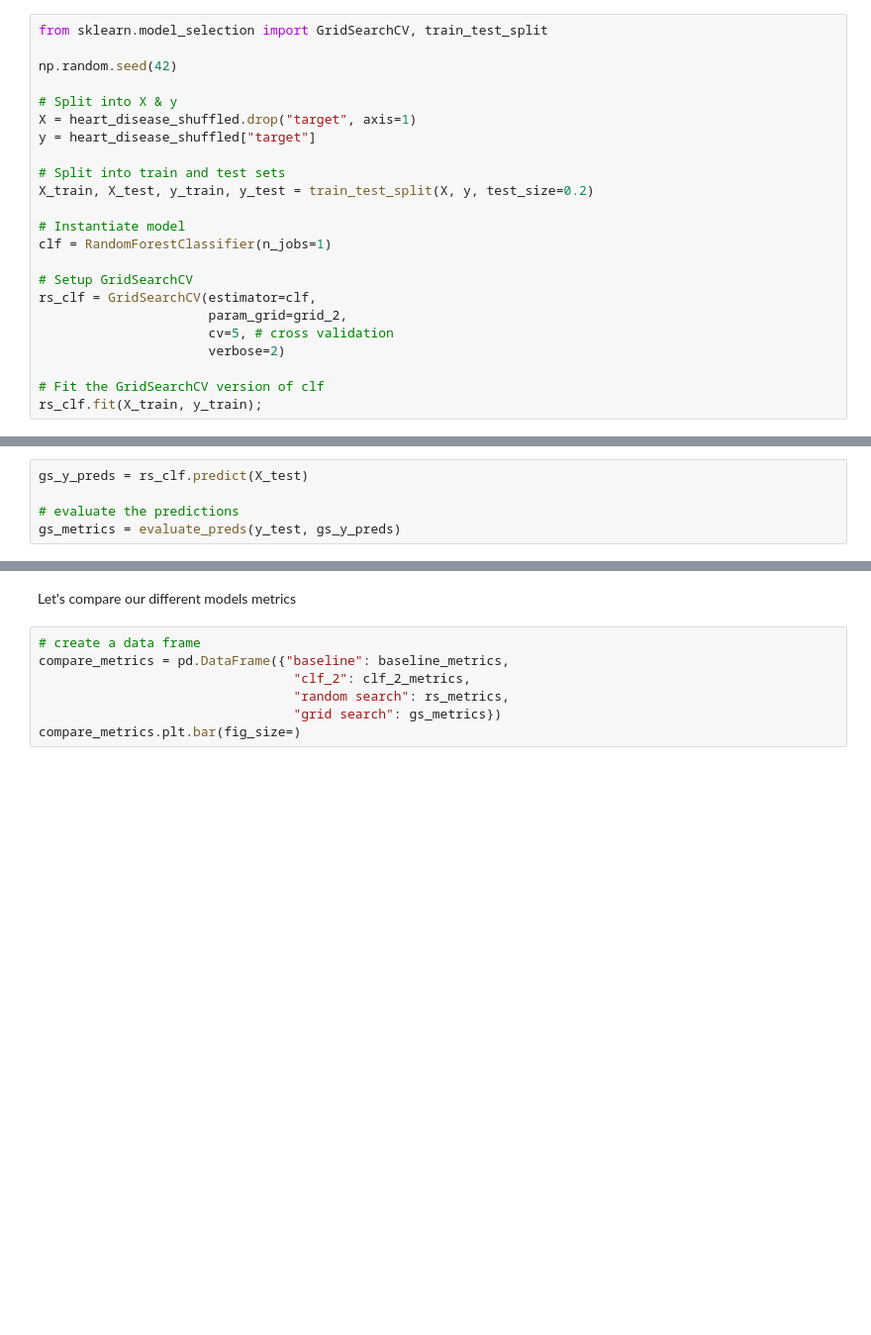
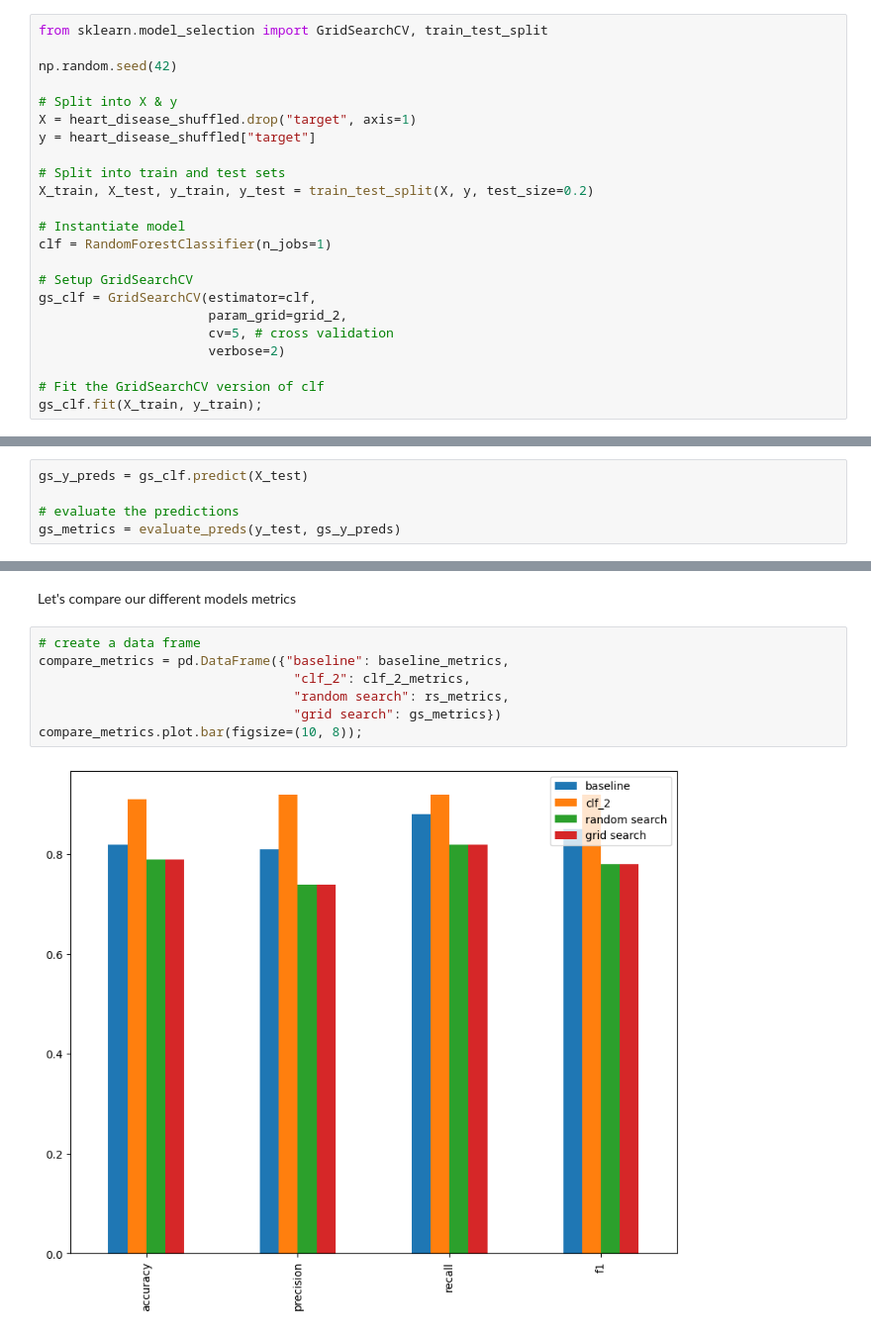
Before and after one commit to GoldenEye37/machine-learning-101, a Jupyter notebook: introduction-to-sckit-learn.ipynb, the cells around one changed output, grey strips where cells are left out. Shown at 99% size. Cells and saved outputs as stored; diff of their text form; blank space fills up the shorter version.

```diff
--- a/introduction-to-sckit-learn.ipynb
+++ b/introduction-to-sckit-learn.ipynb
@@ -1994,12 +1994,12 @@ X_train, X_test, y_train, y_test = train_test_split(X, y, test_size=0.2)
 clf = RandomForestClassifier(n_jobs=1)
 
 # Setup GridSearchCV
-rs_clf = GridSearchCV(estimator=clf,
+gs_clf = GridSearchCV(estimator=clf,
                       param_grid=grid_2,
                       cv=5, # cross validation
                       verbose=2)
 
 # Fit the GridSearchCV version of clf
-rs_clf.fit(X_train, y_train);
+gs_clf.fit(X_train, y_train);
 # %% [output]
 Fitting 5 folds for each of 12 candidates, totalling 60 fits
@@ -2028,7 +2028,7 @@ rs_clf.best_params_
  'min_samples_split': 6,
  'n_estimators': 200}
 # %%
-gs_y_preds = rs_clf.predict(X_test)
+gs_y_preds = gs_clf.predict(X_test)
 
 # evaluate the predictions
 gs_metrics = evaluate_preds(y_test, gs_y_preds)
@@ -2042,7 +2042,9 @@ Let's compare our different models metrics
 # %%
 # create a data frame
 compare_metrics = pd.DataFrame({"baseline": baseline_metrics,
                                  "clf_2": clf_2_metrics,
                                  "random search": rs_metrics,
                                  "grid search": gs_metrics})
-compare_metrics.plt.bar(fig_size=)
+compare_metrics.plot.bar(figsize=(10, 8));
+# %% [output]
+[figure, added]
```
Also changed, not shown: parts of 7 cells of this notebook, 1 other file.
